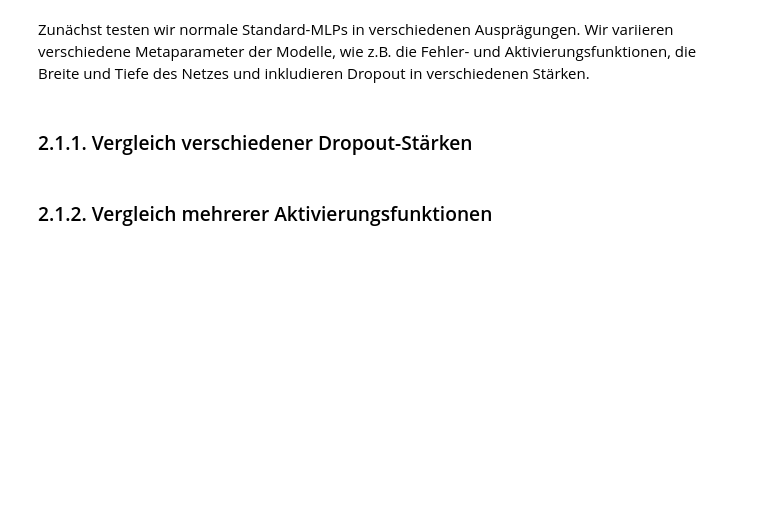
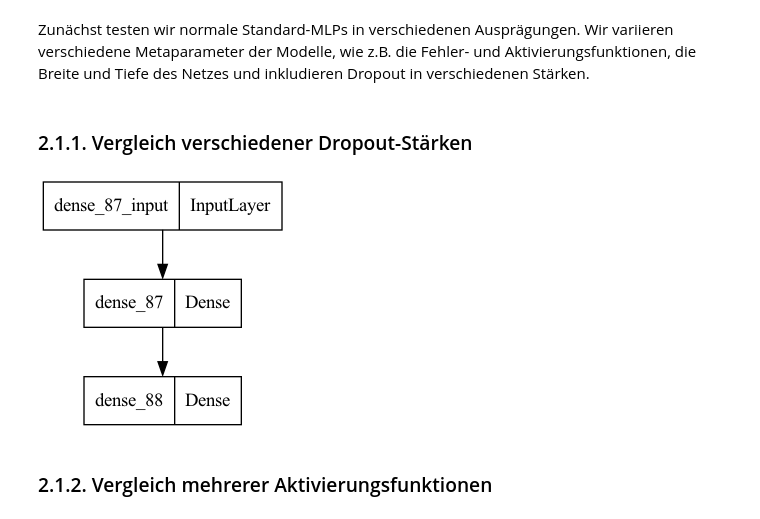
Before and after one commit to nmaaiken/neuro_modularbeit, a Jupyter notebook: Modularbeit.ipynb, the cells around one changed output. Cells and saved outputs as stored; diff of their text form; code cells hidden in the pictures; blank space fills up the shorter version.

Commit message:
Add presentation, model plots

```diff
--- a/Modularbeit.ipynb
+++ b/Modularbeit.ipynb
@@ -196,7 +197,12 @@ Zunächst testen wir normale Standard-MLPs in verschiedenen Ausprägungen. Wir v
 ### 2.1.1. Vergleich verschiedener Dropout-Stärken
 # %%
 layer3_mlp = Sequential()
-layer3_mlp.add(Dense(30, activation='relu'))
+layer3_mlp.add(Dense(256, activation='relu', input_dim=(32*32*1)))
+layer3_mlp.add(Dense(43, activation='softmax'))
+
+plot_model(layer3_mlp, to_file='3lmlp.png')
+# %% [output]
+[figure, added]
 # %% [markdown]
 ### 2.1.2. Vergleich mehrerer Aktivierungsfunktionen
 # %% [markdown]
```
Also changed, not shown: parts of 1 cell of this notebook, 4 other files.
